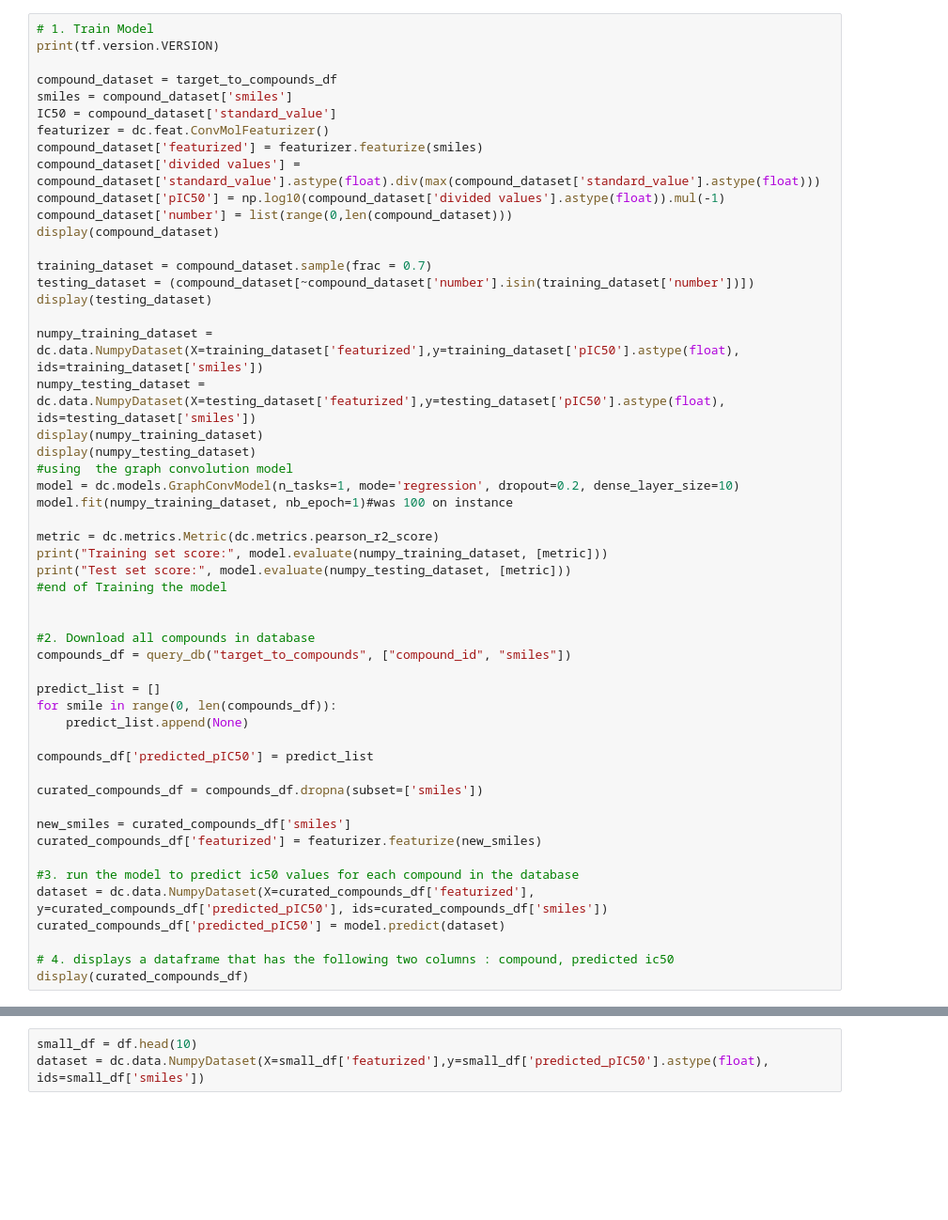
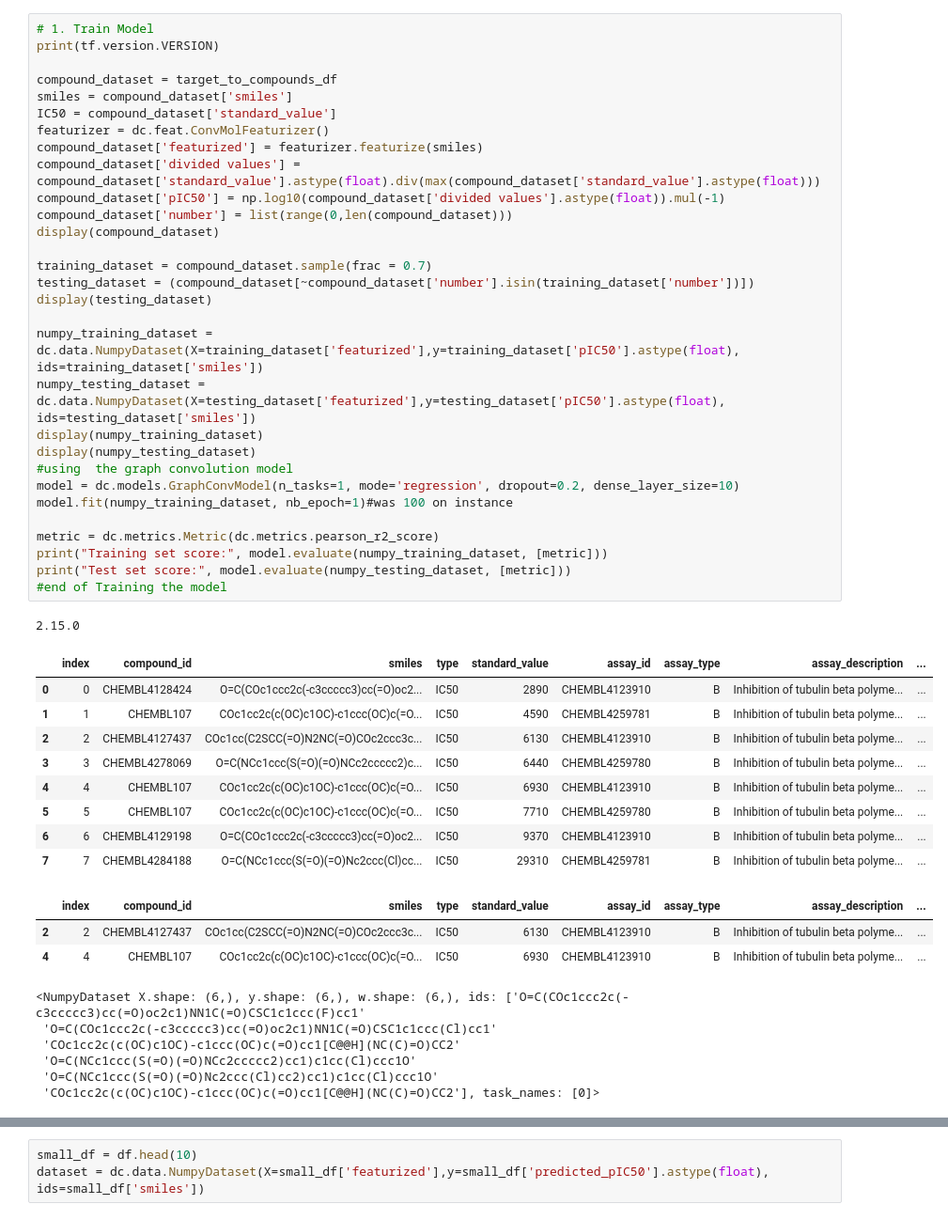
Before and after one commit to dsalinasduron-msmary/cap-sle, a Jupyter notebook: CAP_SLE.ipynb, the cells around one changed output, grey strips where cells are left out. Shown at 94% size. Cells and saved outputs as stored; diff of their text form; blank space fills up the shorter version.

```diff
--- a/CAP_SLE.ipynb
+++ b/CAP_SLE.ipynb
@@ -164,52 +113,50 @@ display(target_to_compounds_df)
 # %%
 # 1. Train Model
 print(tf.version.VERSION)
 
 compound_dataset = target_to_compounds_df
 smiles = compound_dataset['smiles']
 IC50 = compound_dataset['standard_value']
 featurizer = dc.feat.ConvMolFeaturizer()
 compound_dataset['featurized'] = featurizer.featurize(smiles)
 compound_dataset['divided values'] = compound_dataset['standard_value'].astype(float).div(max(compound_dataset['standard_value'].astype(float)))
 compound_dataset['pIC50'] = np.log10(compound_dataset['divided values'].astype(float)).mul(-1)
 compound_dataset['number'] = list(range(0,len(compound_dataset)))
 display(compound_dataset)
 
 training_dataset = compound_dataset.sample(frac = 0.7)
 testing_dataset = (compound_dataset[~compound_dataset['number'].isin(training_dataset['number'])])
 display(testing_dataset)
 
 numpy_training_dataset = dc.data.NumpyDataset(X=training_dataset['featurized'],y=training_dataset['pIC50'].astype(float), ids=training_dataset['smiles'])
 numpy_testing_dataset = dc.data.NumpyDataset(X=testing_dataset['featurized'],y=testing_dataset['pIC50'].astype(float), ids=testing_dataset['smiles'])
 display(numpy_training_dataset)
 display(numpy_testing_dataset)
 #using  the graph convolution model
 model = dc.models.GraphConvModel(n_tasks=1, mode='regression', dropout=0.2, dense_layer_size=10)
 model.fit(numpy_training_dataset, nb_epoch=1)#was 100 on instance
 
 metric = dc.metrics.Metric(dc.metrics.pearson_r2_score)
 print("Training set score:", model.evaluate(numpy_training_dataset, [metric]))
 print("Test set score:", model.evaluate(numpy_testing_dataset, [metric]))
 #end of Training the model
-
-
-#2. Download all compounds in database
-compounds_df = query_db("target_to_compounds", ["compound_id", "smiles"])
-
-predict_list = []
-for smile in range(0, len(compounds_df)):
-    predict_list.append(None)
-
-compounds_df['predicted_pIC50'] = predict_list
-
-curated_compounds_df = compounds_df.dropna(subset=['smiles'])
-
-new_smiles = curated_compounds_df['smiles']
-curated_compounds_df['featurized'] = featurizer.featurize(new_smiles)
-
-#3. run the model to predict ic50 values for each compound in the database
-dataset = dc.data.NumpyDataset(X=curated_compounds_df['featurized'], y=curated_compounds_df['predicted_pIC50'], ids=curated_compounds_df['smiles'])
-curated_compounds_df['predicted_pIC50'] = model.predict(dataset)
-
-# 4. displays a dataframe that has the following two columns : compound, predicted ic50
-display(curated_compounds_df)
+# %% [output]
+2.15.0
+|  | index | compound_id | smiles | type | standard_value | assay_id | assay_type | assay_description | ... |
+| 0 | 0 | CHEMBL4128424 | O=C(COc1ccc2c(-c3ccccc3)cc(=O)oc2... | IC50 | 2890 | CHEMBL4123910 | B | Inhibition of tubulin beta polyme... | ... |
+| 1 | 1 | CHEMBL107 | COc1cc2c(c(OC)c1OC)-c1ccc(OC)c(=O... | IC50 | 4590 | CHEMBL4259781 | B | Inhibition of tubulin beta polyme... | ... |
+| 2 | 2 | CHEMBL4127437 | COc1cc(C2SCC(=O)N2NC(=O)COc2ccc3c... | IC50 | 6130 | CHEMBL4123910 | B | Inhibition of tubulin beta polyme... | ... |
+| 3 | 3 | CHEMBL4278069 | O=C(NCc1ccc(S(=O)(=O)NCc2ccccc2)c... | IC50 | 6440 | CHEMBL4259780 | B | Inhibition of tubulin beta polyme... | ... |
+| 4 | 4 | CHEMBL107 | COc1cc2c(c(OC)c1OC)-c1ccc(OC)c(=O... | IC50 | 6930 | CHEMBL4123910 | B | Inhibition of tubulin beta polyme... | ... |
+| 5 | 5 | CHEMBL107 | COc1cc2c(c(OC)c1OC)-c1ccc(OC)c(=O... | IC50 | 7710 | CHEMBL4259780 | B | Inhibition of tubulin beta polyme... | ... |
+| 6 | 6 | CHEMBL4129198 | O=C(COc1ccc2c(-c3ccccc3)cc(=O)oc2... | IC50 | 9370 | CHEMBL4123910 | B | Inhibition of tubulin beta polyme... | ... |
+| 7 | 7 | CHEMBL4284188 | O=C(NCc1ccc(S(=O)(=O)Nc2ccc(Cl)cc... | IC50 | 29310 | CHEMBL4259781 | B | Inhibition of tubulin beta polyme... | ... |
+|  | index | compound_id | smiles | type | standard_value | assay_id | assay_type | assay_description | ... |
+| 2 | 2 | CHEMBL4127437 | COc1cc(C2SCC(=O)N2NC(=O)COc2ccc3c... | IC50 | 6130 | CHEMBL4123910 | B | Inhibition of tubulin beta polyme... | ... |
+| 4 | 4 | CHEMBL107 | COc1cc2c(c(OC)c1OC)-c1ccc(OC)c(=O... | IC50 | 6930 | CHEMBL4123910 | B | Inhibition of tubulin beta polyme... | ... |
+<NumpyDataset X.shape: (6,), y.shape: (6,), w.shape: (6,), ids: ['O=C(COc1ccc2c(-c3ccccc3)cc(=O)oc2c1)NN1C(=O)CSC1c1ccc(F)cc1'
+ 'O=C(COc1ccc2c(-c3ccccc3)cc(=O)oc2c1)NN1C(=O)CSC1c1ccc(Cl)cc1'
+ 'COc1cc2c(c(OC)c1OC)-c1ccc(OC)c(=O)cc1[C@@H](NC(C)=O)CC2'
+ 'O=C(NCc1ccc(S(=O)(=O)NCc2ccccc2)cc1)c1cc(Cl)ccc1O'
+ 'O=C(NCc1ccc(S(=O)(=O)Nc2ccc(Cl)cc2)cc1)c1cc(Cl)ccc1O'
+ 'COc1cc2c(c(OC)c1OC)-c1ccc(OC)c(=O)cc1[C@@H](NC(C)=O)CC2'], task_names: [0]>
```
Also changed, not shown: parts of 18 cells of this notebook.
